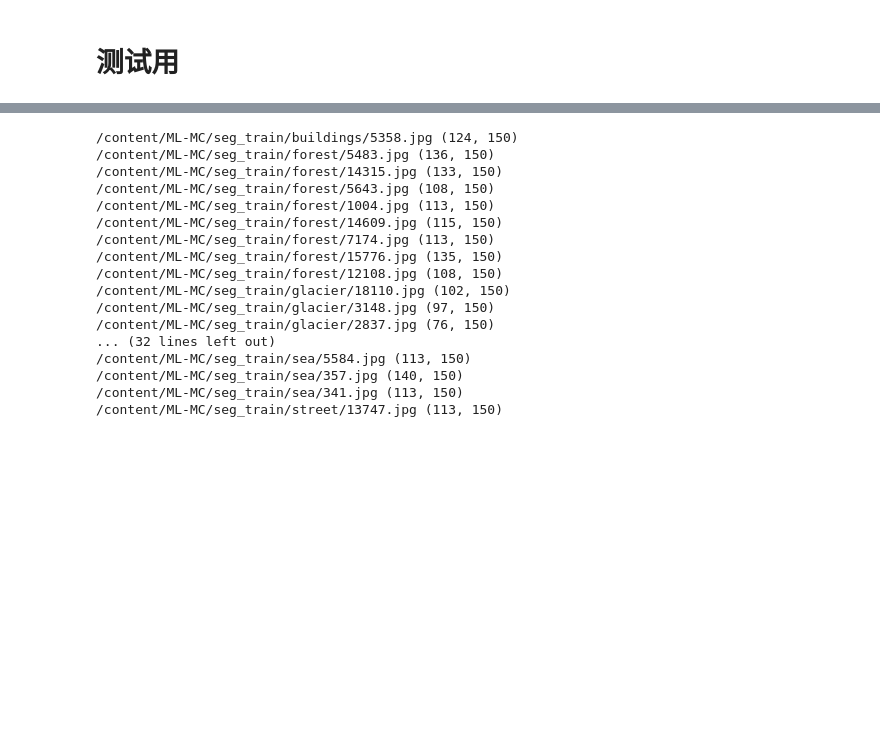
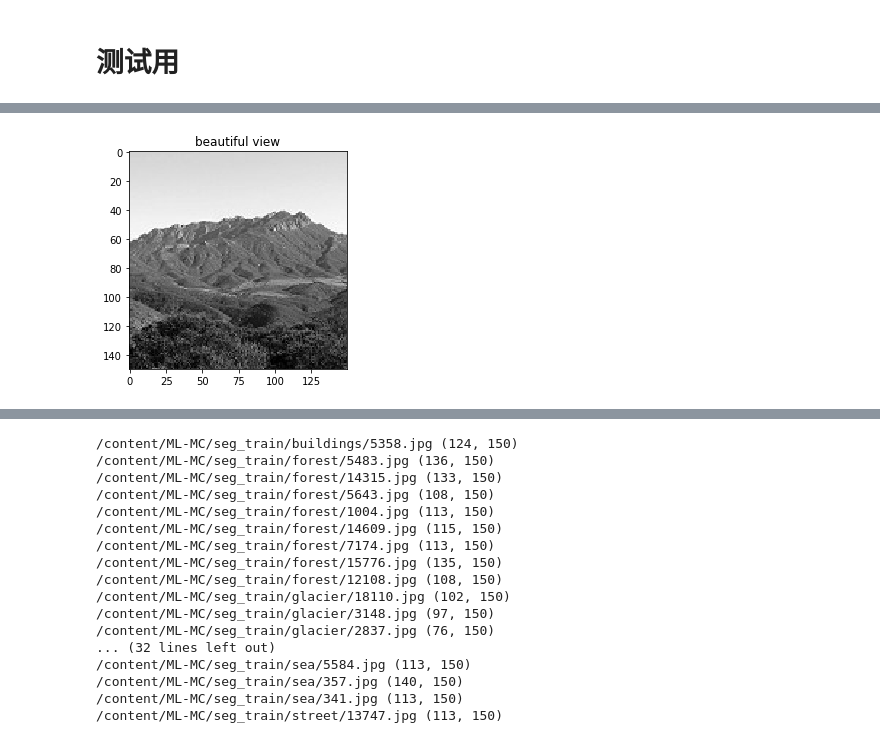
Before and after one commit to zenghx/ML-MC, a Jupyter notebook: ML_MC.ipynb, the cells around one changed output, grey strips where cells are left out. Cells and saved outputs as stored; diff of their text form; code cells hidden in the pictures; blank space fills up the shorter version.

```diff
--- a/ML_MC.ipynb
+++ b/ML_MC.ipynb
@@ -118,7 +82,7 @@ import tensorflow as tf
 import numpy as np
 
 
-batch_size=10
+batch_size=32
 model_dir='/content/ML-MC/Model'
 classes=6
 
@@ -186,15 +150,15 @@ def input_fn(mode, batch_size=1):
 def my_model(inputs, mode):
     """写一个网络"""
     net = tf.reshape(inputs, [-1, 150,150, 1])
-    net = tf.layers.conv2d(net, 32, [5, 5], padding='same', activation=tf.nn.relu)
+    net = tf.layers.conv2d(net, 128, [5, 5], padding='same', activation=tf.nn.relu)
     net = tf.layers.max_pooling2d(net, [3, 3], strides=2)
-    net = tf.layers.conv2d(net, 32, [5, 5], padding='same', activation=tf.nn.relu)
+    net = tf.layers.conv2d(net, 128, [5, 5], padding='same', activation=tf.nn.relu)
     net = tf.layers.max_pooling2d(net, [3, 3], strides=2)
-    net = tf.layers.conv2d(net, 64, [5, 5], padding='same', activation=tf.nn.relu)
-    net = tf.layers.conv2d(net, 64, [5, 5], padding='same', activation=tf.nn.relu)
+    net = tf.layers.conv2d(net, 256, [5, 5], padding='same', activation=tf.nn.relu)
+    net = tf.layers.conv2d(net, 256, [5, 5], padding='same', activation=tf.nn.relu)
     net = tf.layers.max_pooling2d(net, [3, 3], strides=2)
     #print(net)
-    net = tf.reshape(net, [-1, 17*17*64])
+    net = tf.reshape(net, [-1, 17*17*256])
     net = tf.layers.dense(net, 1024, activation=tf.nn.relu)
     net = tf.layers.dropout(net, 0.4, training=(mode == tf.estimator.ModeKeys.TRAIN))
     net = tf.layers.dense(net, classes)
@@ -273,18 +237,18 @@ def main(_):
 
 
 
-    for i in range(5):
+    for i in range(20):
         # 训练
 
         model.train(
             input_fn=lambda: input_fn(tf.estimator.ModeKeys.TRAIN,batch_size),
-            steps=1404,
+            steps=220,
             hooks=[logging_hook])
 
         # 测试并输出结果
         print("=" * 10, "Testing", "=" * 10)
         eval_results = model.evaluate(
-            input_fn=lambda: input_fn(tf.estimator.ModeKeys.EVAL))
+            input_fn=lambda: input_fn(tf.estimator.ModeKeys.EVAL),steps=50)
         print('Evaluation results:\n\t{}'.format(eval_results))
         print("=" * 30)
 
@@ -388,0 +614,79 @@ SystemExit: ignored
+# %%
+from __future__ import absolute_import
+from __future__ import division
+from __future__ import print_function
+import matplotlib.pyplot as plt
+import os
+import tensorflow as tf
+import numpy as np
+def input_fn(mode, batch_size=1):
+    """输入函数"""
+
+    def parser(serialized_example):
+        """如何处理数据集中的每一个数据"""
+
+        # 解析单个example对象
+        features = tf.parse_single_example(
+            serialized_example,
+            features={
+                'width':tf.FixedLenFeature([], tf.int64),
+                'height':tf.FixedLenFeature([], tf.int64),
+                'depth':tf.FixedLenFeature([], tf.int64),
+                'image_raw':tf.FixedLenFeature([],tf.string),
+                'label':tf.FixedLenFeature([6],tf.int64)
+            })
+
+        # 获取参数
+        depth = tf.cast(features['depth'], tf.int64)
+        height = tf.cast(features['height'], tf.int64)
+        width = tf.cast(features['width'], tf.int64)
+
+        # 还原image
+        image = tf.decode_raw(features['image_raw'], tf.float32)
+        image = tf.reshape(image, [height,width, depth])
+        image = image - 0.5
+
+        # 还原label
+        label = tf.cast(features['label'], tf.int32)
+        return image, label
+
+    if mode==tf.estimator.ModeKeys.TRAIN:
+        tfrecords_file = "/content/ML-MC/train.record"
+    elif mode==tf.estimator.ModeKeys.EVAL:
+        tfrecords_file = "/content/ML-MC/test.record"
+    else:
+        raise ValueError("Mode 未知")
+
+
+
+    # 创建数据集
+    dataset = tf.data.TFRecordDataset([tfrecords_file])
+    # 创建映射
+    dataset = dataset.map(parser, num_parallel_calls=2)
+    # 设置batch
+    dataset = dataset.shuffle(buffer_size= 14034).batch(batch_size).prefetch(1000)
+    # 如果是训练，那么就永久循环下去
+    if mode == tf.estimator.ModeKeys.TRAIN:
+        dataset = dataset.repeat()
+    # 创建迭代器
+    iterator = dataset.make_one_shot_iterator()
+    # 获取 feature 和 label
+    images, labels = iterator.get_next()
+
+    return images, labels
+images,label=input_fn(tf.estimator.ModeKeys.TRAIN)
+sess = tf.Session()
+coord = tf.train.Coordinator()
+threads = tf.train.start_queue_runners(sess=sess, coord=coord)
+images,label= sess.run([images,label])
+# 关闭线程以及会话
+coord.request_stop()
+coord.join(threads)
+sess.close()
+
+# 显示读取到的图片
+print(label)
+plt.imshow(np.squeeze(images),cmap="gray")
+plt.title("beautiful view")
+plt.show()
+# %% [output]
@@ -388,0 +694 @@ SystemExit: ignored
+[figure, added]
```
Also changed, not shown: parts of 18 cells of this notebook.
